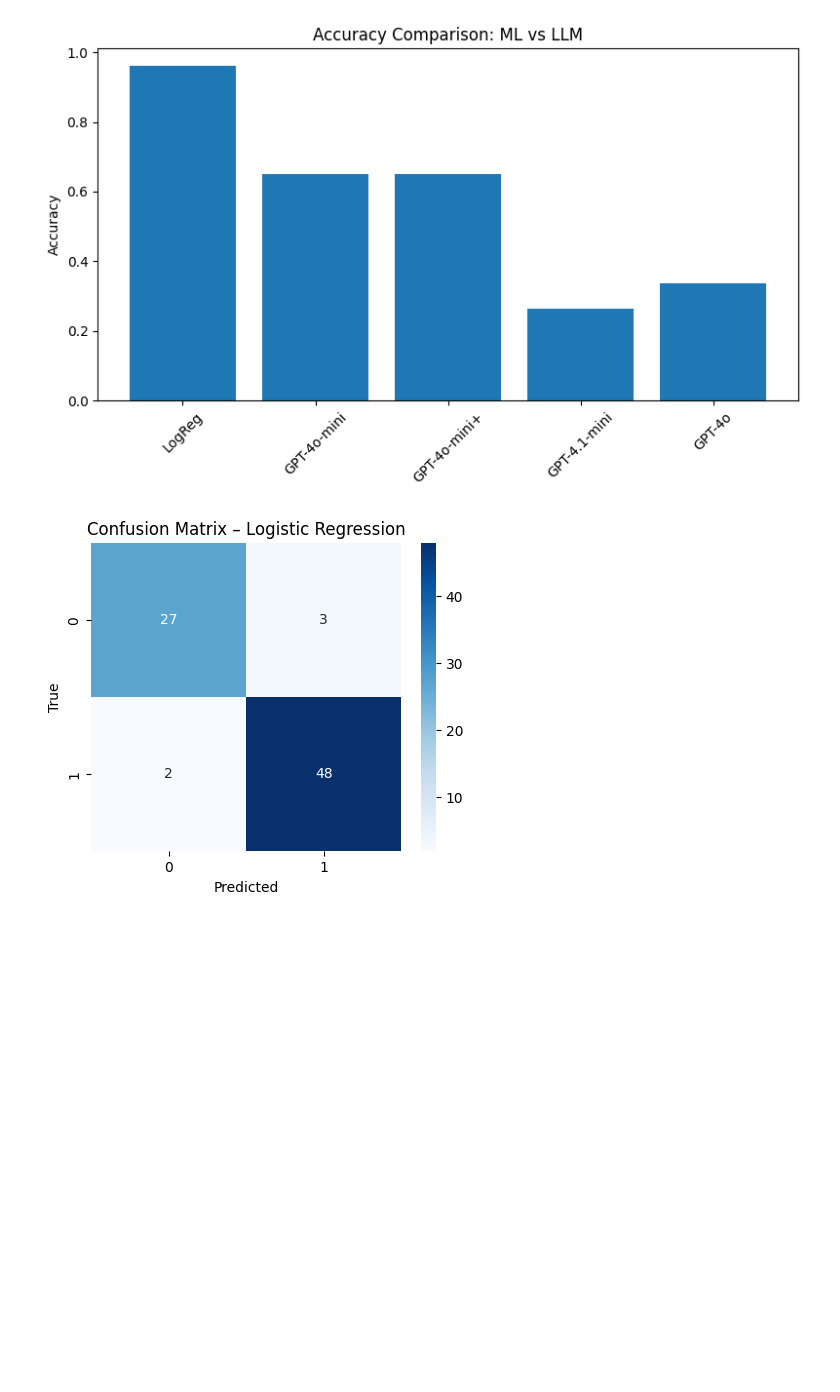
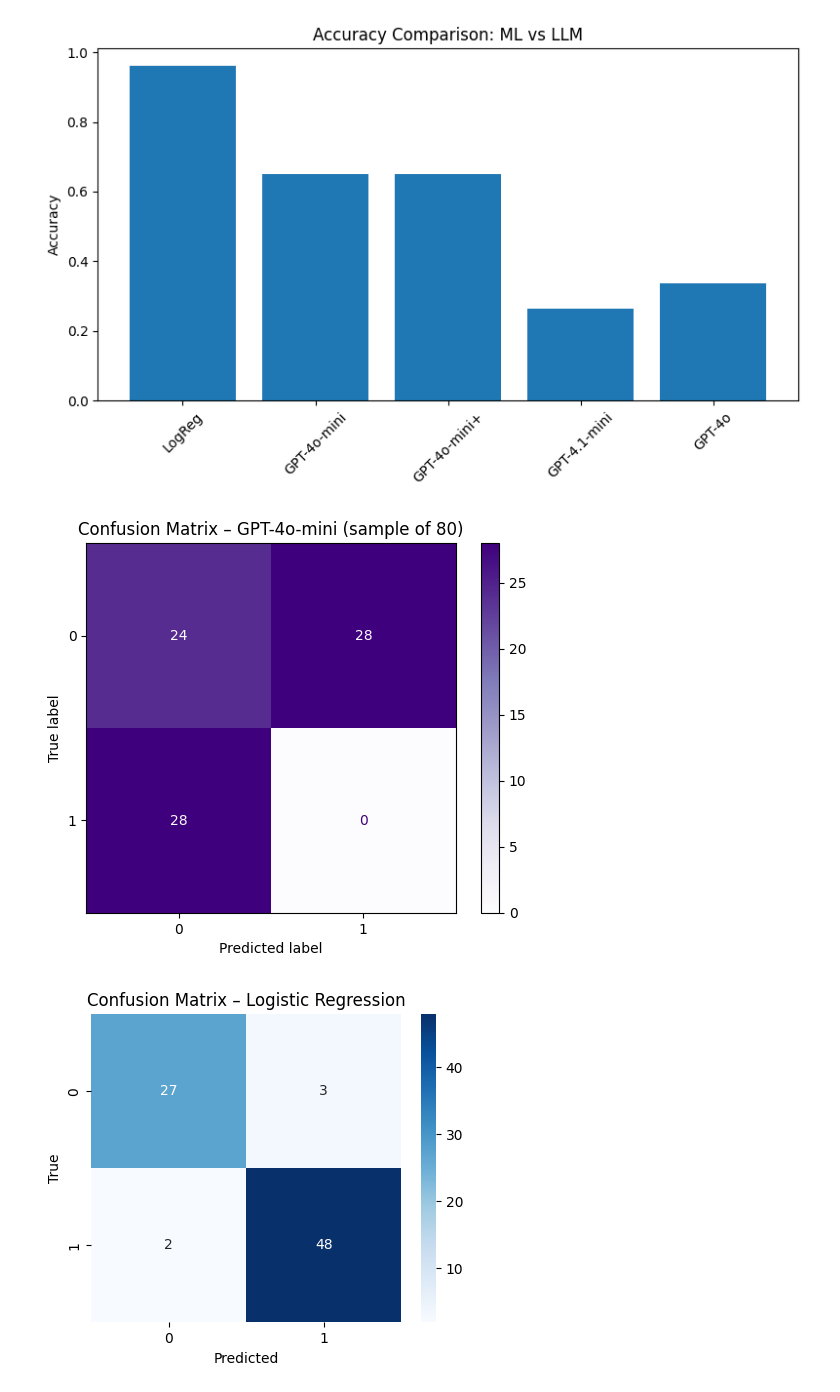
Before and after one commit to anastev982/fake-real-news-ml-vs-llm, a Jupyter notebook: notebooks/01_data_loading_and_eda-checkpoint.ipynb, the cells around one changed output. Saved outputs shown, nothing was run; the diff lists cells and outputs as text; code cells hidden in the pictures; blank space fills up the shorter version.

```diff
--- a/notebooks/01_data_loading_and_eda-checkpoint.ipynb
+++ b/notebooks/01_data_loading_and_eda-checkpoint.ipynb
@@ -404,6 +406,16 @@ plt.tight_layout()
 plt.show()
 # %% [output]
 [figure]
+# %%
+from sklearn.metrics import confusion_matrix, ConfusionMatrixDisplay
+
+cm = confusion_matrix(sample_labels, llm_preds_v2)
+disp = ConfusionMatrixDisplay(cm)
+disp.plot(cmap="Purples")
+plt.title("Confusion Matrix – GPT-4o-mini (sample of 80)")
+plt.show()
+# %% [output]
+[figure, added]
 # %%
 import seaborn as sns
 import matplotlib.pyplot as plt
```
Also changed, not shown: parts of 3 cells of this notebook.
